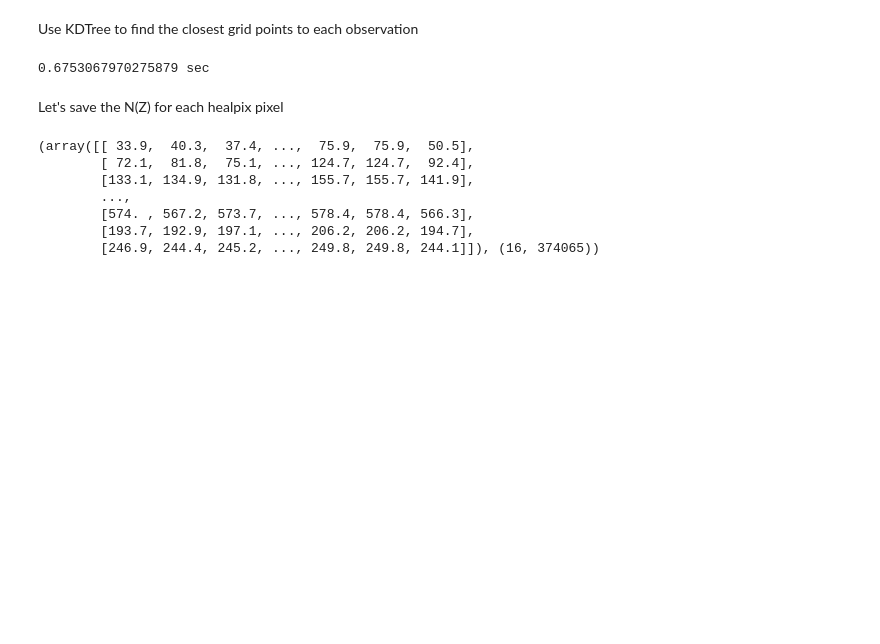
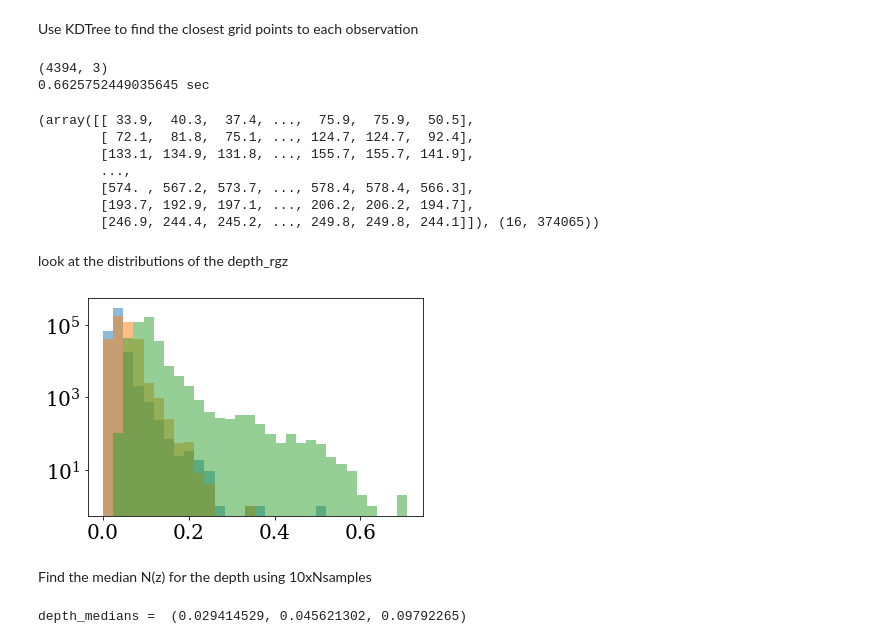
Before and after one commit to mehdirezaie/LSS, a Jupyter notebook: Sandbox/nzDECALS.ipynb, the cells around one changed output. Cells and saved outputs as stored; diff of their text form; code cells hidden in the pictures; blank space fills up the shorter version.

```diff
--- a/Sandbox/nzDECALS.ipynb
+++ b/Sandbox/nzDECALS.ipynb
@@ -267,7 +267,7 @@ position_grz = np.column_stack([Gsig, Rsig, Zsig])
 # prepare the grid points
 GRZsig_grid  = np.meshgrid(gsig, rsig, zsig)
 GRZsig_grid  = np.column_stack([GRZsig_grid[i].ravel() for i in range(3)]) # 3: r, g, z
-
+print(GRZsig_grid.shape)
 
 MyTree    = KDTree(GRZsig_grid, leaf_size=3)
 dist, ind = MyTree.query(position_grz)
@@ -281,9 +281,8 @@ Nz_at_pos = mynzrgz[:, ind]
 
 print(time()-t0, 'sec')
 # %% [output]
-0.6753067970275879 sec
+(4394, 3)
+0.6625752449035645 sec
-# %% [markdown]
-Let's save the N(Z) for each healpix pixel
 # %%
 Nz_at_pos, Nz_at_pos.shape
 # %% [output]
@@ -294,3 +293,25 @@ Nz_at_pos, Nz_at_pos.shape
         [574. , 567.2, 573.7, ..., 578.4, 578.4, 566.3],
         [193.7, 192.9, 197.1, ..., 206.2, 206.2, 194.7],
         [246.9, 244.4, 245.2, ..., 249.8, 249.8, 244.1]]), (16, 374065))
+# %% [markdown]
+look at the distributions of the depth_rgz
+# %%
+plt.hist(Gsig, range=(0., 0.71), bins=30, alpha=0.5)
+plt.hist(Rsig, range=(0., 0.71), bins=30, alpha=0.5)
+plt.hist(Zsig, range=(0., 0.71), bins=30, alpha=0.5)
+plt.yscale('log')
+# %% [output]
+[figure, added]
+# %% [markdown]
+Find the median N(z) for the depth using 10xNsamples
+# %%
+depth_medians = (np.median(Gsig), np.median(Rsig), np.median(Zsig))
+print('depth_medians = ', depth_medians)
+
+Nz_median = []
+for _ in range(10*Nsamples):
+    Nz_median.append(getnz(*depth_medians))
+
+Nz_median = np.median(np.array(Nz_median), axis=0)
+# %% [output]
+depth_medians =  (0.029414529, 0.045621302, 0.09792265)
```
Also changed, not shown: parts of 5 cells of this notebook, 1 other file.
